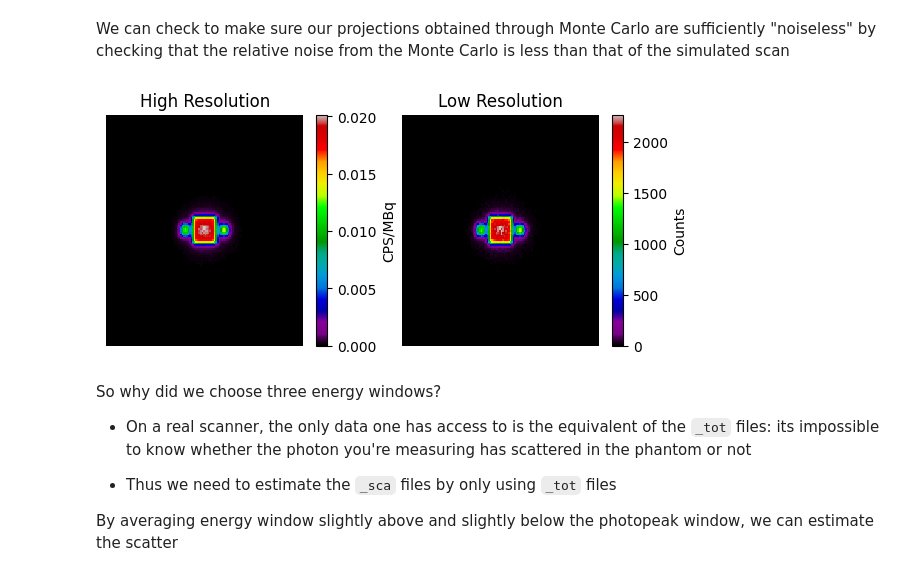
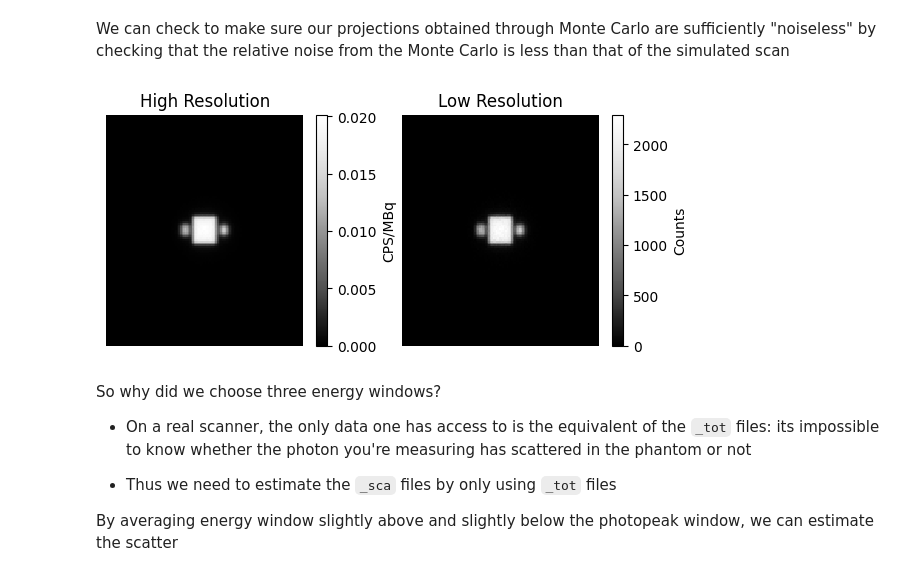
Before and after one commit to lukepolson/SIMIND-Tutorials, a Jupyter notebook: tutorial3/analysis3.ipynb, the cells around one changed output. Cells and saved outputs as stored; diff of their text form; code cells hidden in the pictures.

```diff
--- a/tutorial3/analysis3.ipynb
+++ b/tutorial3/analysis3.ipynb
@@ -43,19 +43,19 @@ We can check to make sure our projections obtained through Monte Carlo are suffi
 # %%
 idx = 0
 plt.subplots(1,2,figsize=(7,3))
 plt.subplot(121)
-plt.pcolormesh(projections[0,idx].cpu().T, cmap='nipy_spectral')
+plt.pcolormesh(projections[0,idx].cpu().T, cmap='Greys_r')
 plt.colorbar(label='CPS/MBq')
 plt.axis('off')
 plt.title('High Resolution')
 plt.subplot(122)
-plt.pcolormesh(projections_noise[0,idx].cpu().T, cmap='nipy_spectral')
+plt.pcolormesh(projections_noise[0,idx].cpu().T, cmap='Greys_r')
 plt.colorbar(label='Counts')
 plt.axis('off')
 plt.title('Low Resolution')
 plt.show()
 # %% [output]
-[figure, old version]
+[figure, new version]
 # %% [markdown]
 So why did we choose three energy windows?
 
```
Also changed, not shown: parts of 7 cells of this notebook, 7 other files.
